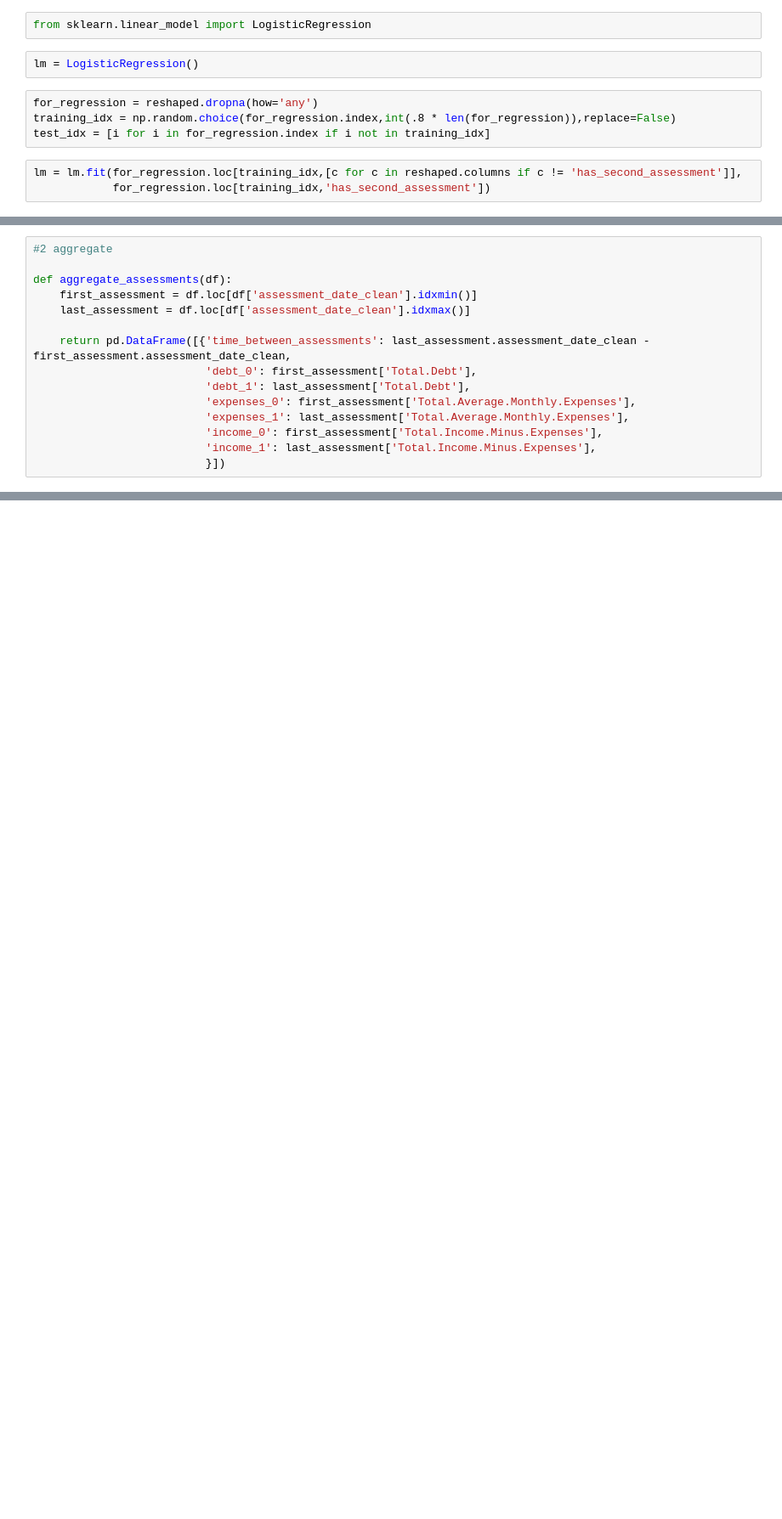
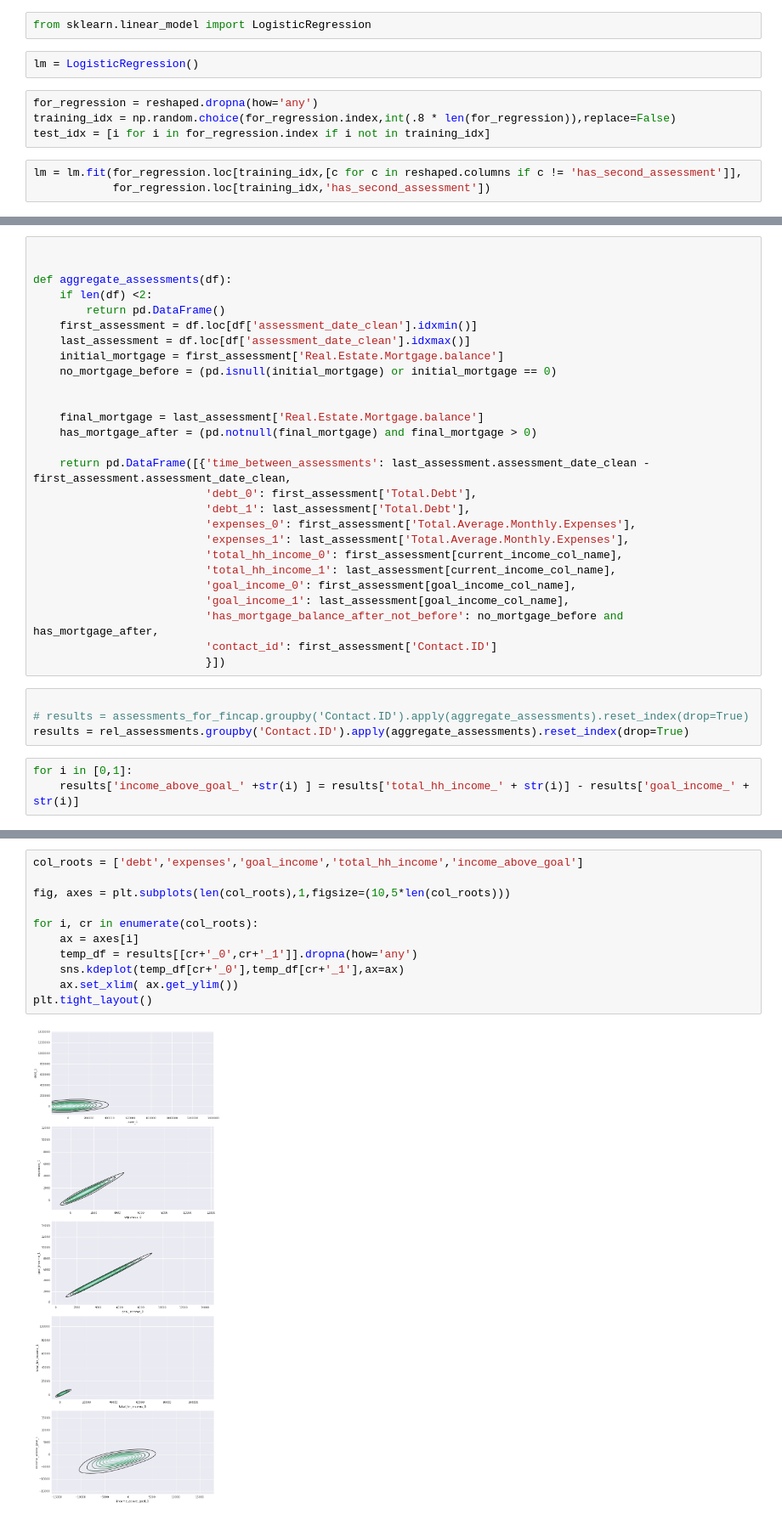
Before and after one commit to DataKind-SF/datadive_201503_mission-economic-development-agency, a Jupyter notebook: ipython_notebooks/FinCap Outcomes.ipynb, the cells around one changed output, grey strips where cells are left out. Shown at 85% size. Cells and saved outputs as stored; diff of their text form; blank space fills up the shorter version.

Commit message:
update fincap outcomes notebook

```diff
--- a/ipython_notebooks/FinCap Outcomes.ipynb
+++ b/ipython_notebooks/FinCap Outcomes.ipynb
@@ -139,15 +258,34 @@ sns.corrplot(reshaped)
 # %%
-#2 aggregate
+
 
 def aggregate_assessments(df):
+    if len(df) <2:
+        return pd.DataFrame()
     first_assessment = df.loc[df['assessment_date_clean'].idxmin()]
     last_assessment = df.loc[df['assessment_date_clean'].idxmax()]
+    initial_mortgage = first_assessment['Real.Estate.Mortgage.balance']
+    no_mortgage_before = (pd.isnull(initial_mortgage) or initial_mortgage == 0)
+
+
+    final_mortgage = last_assessment['Real.Estate.Mortgage.balance']
+    has_mortgage_after = (pd.notnull(final_mortgage) and final_mortgage > 0)
 
     return pd.DataFrame([{'time_between_assessments': last_assessment.assessment_date_clean - first_assessment.assessment_date_clean,
                           'debt_0': first_assessment['Total.Debt'],
                           'debt_1': last_assessment['Total.Debt'],
                           'expenses_0': first_assessment['Total.Average.Monthly.Expenses'],
                           'expenses_1': last_assessment['Total.Average.Monthly.Expenses'],
-                          'income_0': first_assessment['Total.Income.Minus.Expenses'],
-                          'income_1': last_assessment['Total.Income.Minus.Expenses'],
+                          'total_hh_income_0': first_assessment[current_income_col_name],
+                          'total_hh_income_1': last_assessment[current_income_col_name],
+                          'goal_income_0': first_assessment[goal_income_col_name],
+                          'goal_income_1': last_assessment[goal_income_col_name],
+                          'has_mortgage_balance_after_not_before': no_mortgage_before and has_mortgage_after,
+                          'contact_id': first_assessment['Contact.ID']
                           }])
+# %%
+
+# results = assessments_for_fincap.groupby('Contact.ID').apply(aggregate_assessments).reset_index(drop=True)
+results = rel_assessments.groupby('Contact.ID').apply(aggregate_assessments).reset_index(drop=True)
+# %%
+for i in [0,1]:
+    results['income_above_goal_' +str(i) ] = results['total_hh_income_' + str(i)] - results['goal_income_' + str(i)]
@@ -153,0 +308,13 @@ def aggregate_assessments(df):
+# %%
+col_roots = ['debt','expenses','goal_income','total_hh_income','income_above_goal']
+
+fig, axes = plt.subplots(len(col_roots),1,figsize=(10,5*len(col_roots)))
+
+for i, cr in enumerate(col_roots):
+    ax = axes[i]
+    temp_df = results[[cr+'_0',cr+'_1']].dropna(how='any')
+    sns.kdeplot(temp_df[cr+'_0'],temp_df[cr+'_1'],ax=ax)
+    ax.set_xlim( ax.get_ylim())
+plt.tight_layout()
+# %% [output]
+[figure, added]
```
Also changed, not shown: parts of 46 cells of this notebook.
